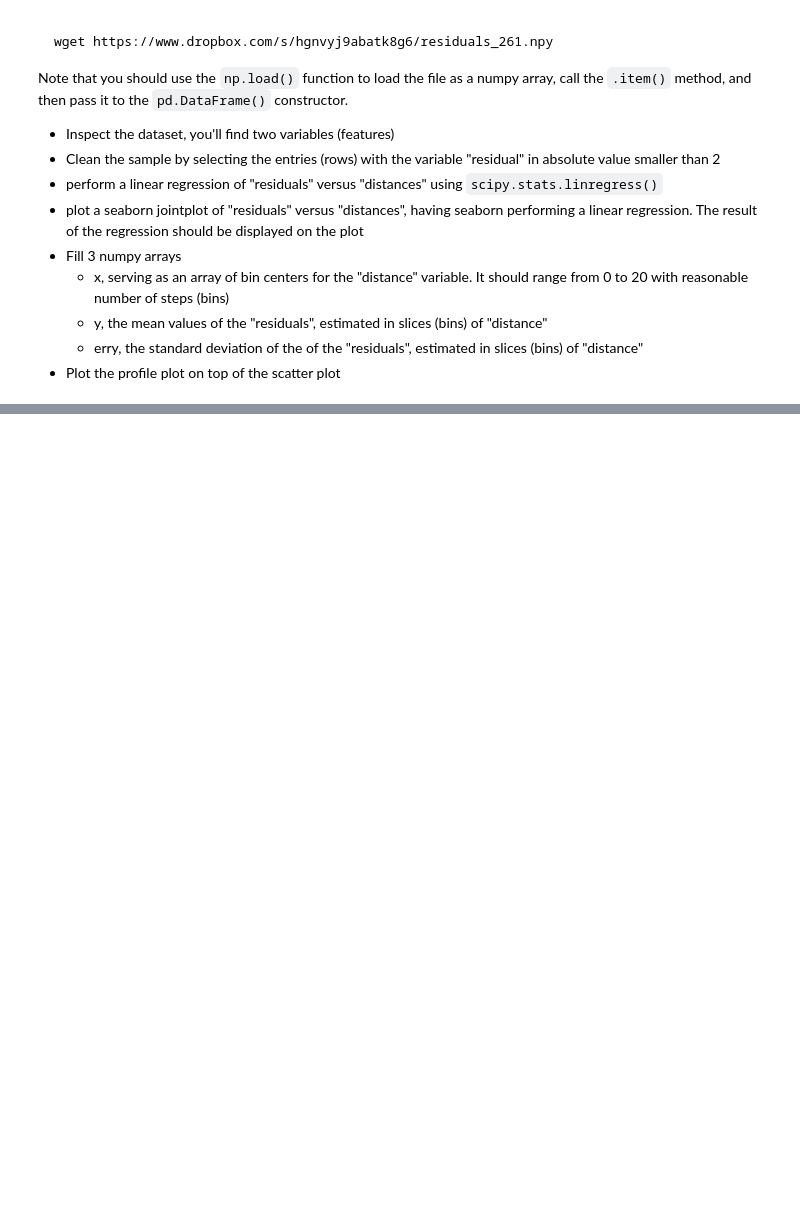
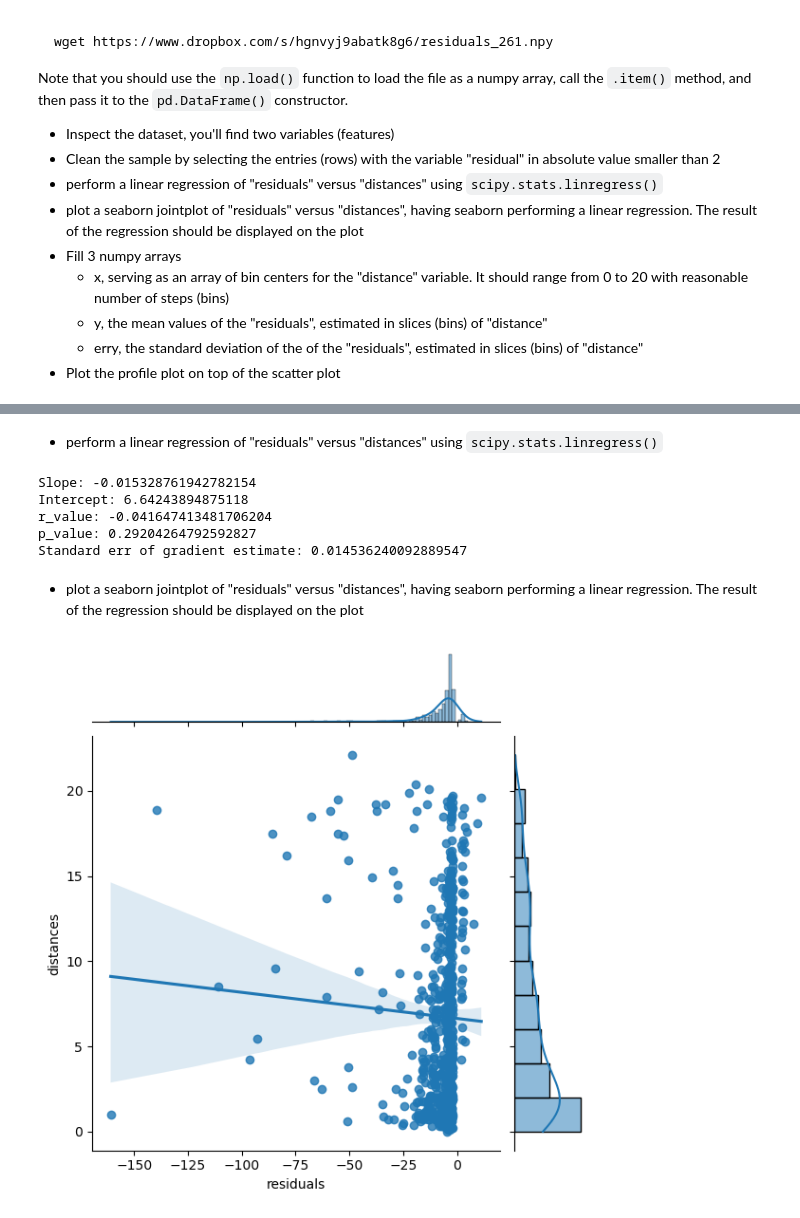
Before and after one commit to EugeniaBoccanera/LaboratoryOfComputationalPhysics_Y6, a Jupyter notebook: 07ex_Visualization.ipynb, the cells around one changed output, grey strips where cells are left out. Cells and saved outputs as stored; diff of their text form; code cells hidden in the pictures; blank space fills up the shorter version.

```diff
--- a/07ex_Visualization.ipynb
+++ b/07ex_Visualization.ipynb
@@ -164,3 +145,11 @@ Note that you should use the `np.load()` function to load the file as a numpy ar
   * y, the mean values of the "residuals", estimated in slices (bins) of "distance"
   * erry, the standard deviation of the  of the "residuals", estimated in slices (bins) of "distance"
 * Plot the profile plot on top of the scatter plot
+# %%
+
+import pandas as pd
+import numpy as np
+M = np.load("residuals_261.npy",allow_pickle=True ).item()
+#print(M)
+df = pd.DataFrame(M)
+df.head()
@@ -166,0 +165,4 @@ Note that you should use the `np.load()` function to load the file as a numpy ar
+# %%
+dfnew = df[np.absolute(df["residuals"])>=2]#all the values of residuals less than 2 are named as False and thus not included in dataframe
+dfnew = dfnew.reset_index(drop=True)
+dfnew.head()
@@ -166,0 +176,25 @@ Note that you should use the `np.load()` function to load the file as a numpy ar
+# %% [markdown]
+* perform a linear regression of "residuals" versus "distances" using `scipy.stats.linregress()`
+# %%
+from scipy.stats import linregress
+x = dfnew['residuals']
+y = dfnew['distances']
+slope, intercept, rval, pval, stderr = linregress(x,y)
+print("Slope:",slope)
+print("Intercept:",intercept)
+print("r_value:",rval)
+print("p_value:",pval)
+print("Standard err of gradient estimate:",stderr)
+# %% [output]
+Slope: -0.015328761942782154
+Intercept: 6.64243894875118
+r_value: -0.041647413481706204
+p_value: 0.29204264792592827
+Standard err of gradient estimate: 0.014536240092889547
+# %% [markdown]
+* plot a seaborn jointplot of  "residuals" versus "distances", having seaborn performing a linear regression. The result of the regression should be displayed on the plot
+# %%
+import seaborn as sns
+g = sns.jointplot(x="residuals", y="distances", data=dfnew, kind="reg");
+# %% [output]
+[figure, added]
```
Also changed, not shown: parts of 10 cells of this notebook.
